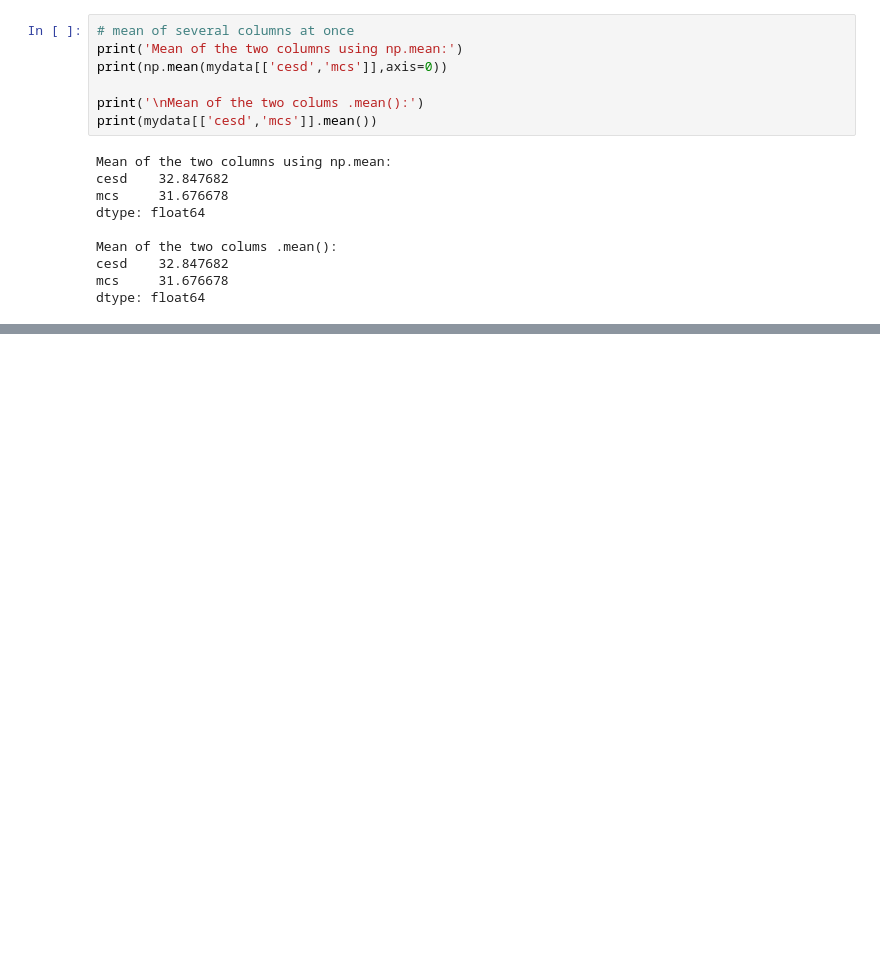
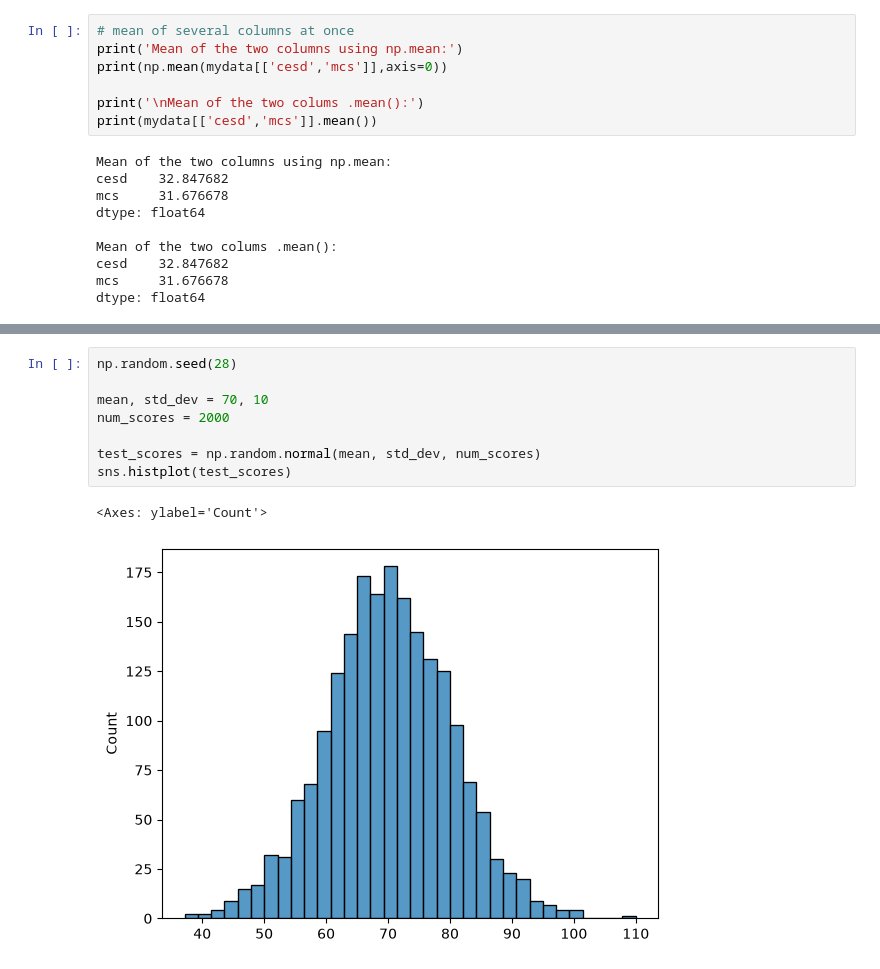
Before and after one commit to steffen-schlie/applied-stat-python, a Jupyter notebook: 2-descr-data-analysis.ipynb, the cells around one changed output, grey strips where cells are left out. Cells and saved outputs as stored; diff of their text form; blank space fills up the shorter version.

```diff
--- a/2-descr-data-analysis.ipynb
+++ b/2-descr-data-analysis.ipynb
@@ -69,0 +97,11 @@ dtype: float64
+# %%
+np.random.seed(28)
+
+mean, std_dev = 70, 10
+num_scores = 2000
+
+test_scores = np.random.normal(mean, std_dev, num_scores)
+sns.histplot(test_scores)
+# %% [output]
+<Axes: ylabel='Count'>
+[figure, added]
```
Also changed, not shown: parts of 15 cells of this notebook.
